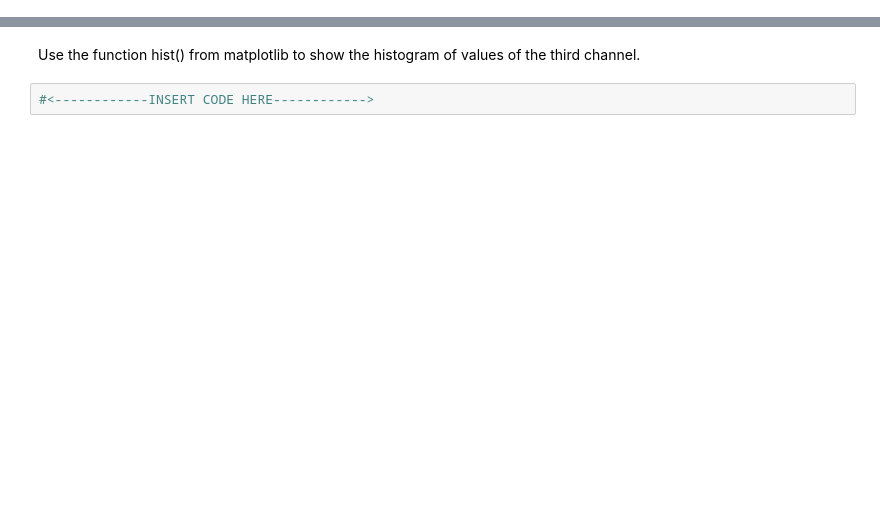
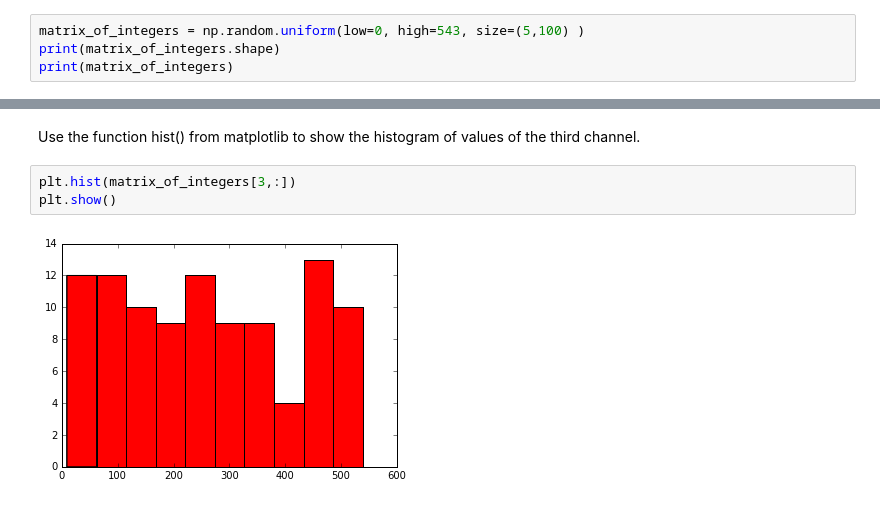
Before and after one commit to akshayyadav/ce888-dsdm, a Jupyter notebook: labs/lab1/lab1.ipynb, the cells around one changed output, grey strips where cells are left out. Cells and saved outputs as stored; diff of their text form; blank space fills up the shorter version.

```diff
--- a/labs/lab1/lab1.ipynb
+++ b/labs/lab1/lab1.ipynb
@@ -401,0 +561,4 @@ Create a 5 (channels) x 100 (samples) matrix of random integers between 0 and 54
+# %%
+matrix_of_integers = np.random.uniform(low=0, high=543, size=(5,100) )
+print(matrix_of_integers.shape)
+print(matrix_of_integers)
@@ -402,4 +583,7 @@ Create a 5 (channels) x 100 (samples) matrix of random integers between 0 and 54
 # %% [markdown]
 Use the function hist() from matplotlib to show the histogram of values of the third channel.
-# %%
-#<------------INSERT CODE HERE------------>
+# %%
+plt.hist(matrix_of_integers[3,:])
+plt.show()
+# %% [output]
+[figure, added]
```
Also changed, not shown: parts of 20 cells of this notebook.
